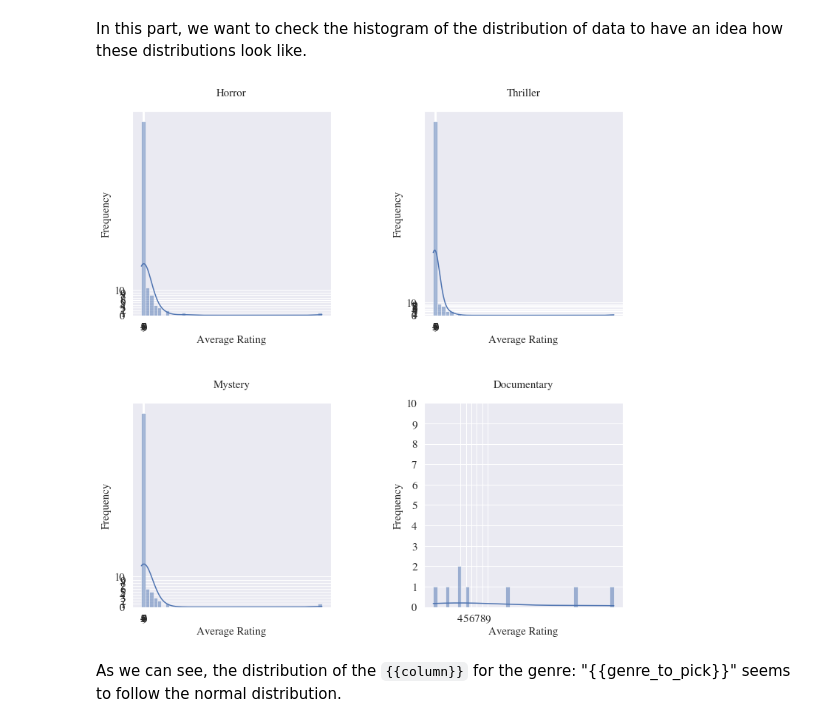
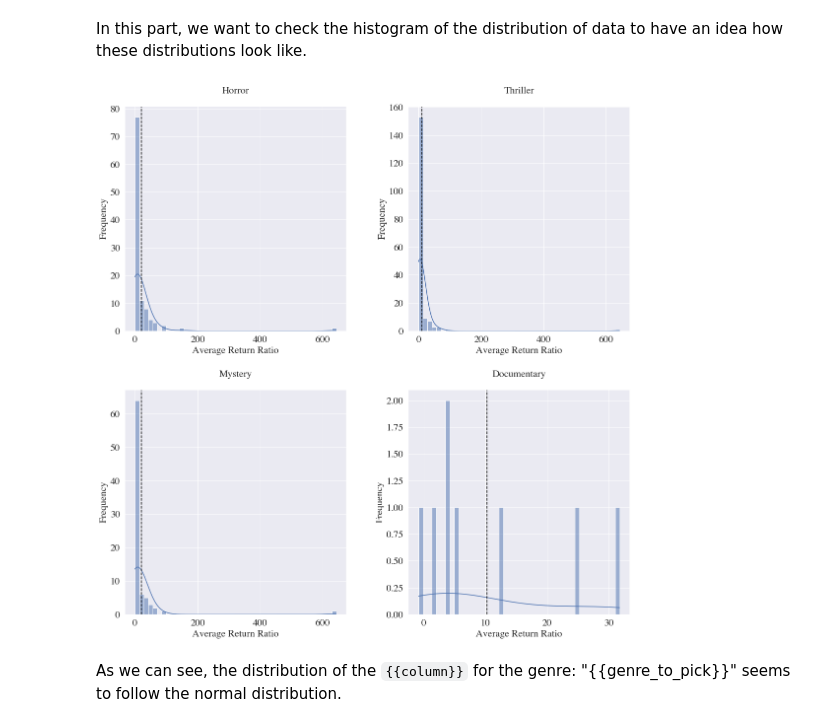
Before and after one commit to miladshiraniUCB/Potential-Movie-Studios-Director-Genre-Recommendations-, a Jupyter notebook: student.ipynb, the cells around one changed output. Saved outputs shown, nothing was run; the diff lists cells and outputs as text; code cells hidden in the pictures.

```diff
--- a/student.ipynb
+++ b/student.ipynb
@@ -696,32 +684,35 @@ genre_to_pick
 # %% [markdown]
 In this part, we want to check the histogram of the distribution of data to have an idea how these distributions look like.
 # %%
-fig, axes = plt.subplots(nrows = 2, ncols = 2, figsize = (10,10)) # nrows = len(top_genres),
+fig, axes = plt.subplots(nrows = 2, ncols = 2,
+                         figsize = (15,15)) # nrows = len(top_genres),
 fig.tight_layout(w_pad = 8, h_pad=8)
 
 
 top_5 = list(top_genres["genres"])
 
+fnt = 20
 for i,item in enumerate(top_5):
 
+#     ax = axes[i]
     title = item + "\n"
     d = genres_expl.loc[genres_expl["genres"] == item, column]
     if i%2 == 0:
         ax = axes[i%2][i//2]
     elif i%2 == 1:
         ax = axes[i%2][i//2]
 
     sns.histplot(data=d, ax = ax, bins = 45, kde=True ).set_title(
-         title, fontdict = { 'fontsize': 15})
+         title, fontdict = { 'fontsize': fnt})
+    ax.axvline(x = np.mean(d), ymax = 11, color = "black", linestyle = "--")
 
-
-    ax.tick_params( labelsize = 15)
-    ax.set_xticks(range(4,10))
-    ax.set_yticks(range(11))
-    ax.set_xlabel("Average Rating", fontsize = 15)
-    ax.set_ylabel("Frequency", fontsize = 15)
+    ax.tick_params( labelsize = fnt)
+#     ax.set_xticks(range(4,10))
+#     ax.set_yticks(range(11))
+    ax.set_xlabel("Average Return Ratio", fontsize = fnt)
+    ax.set_ylabel("Frequency", fontsize = fnt)
 # %% [output]
-[figure, old version]
+[figure, new version]
 # %% [markdown]
 As we can see, the distribution of the `{{column}}` for the genre: "{{genre_to_pick}}" seems to follow the normal distribution.
 # %% [markdown]
```
Also changed, not shown: parts of 19 cells of this notebook.
